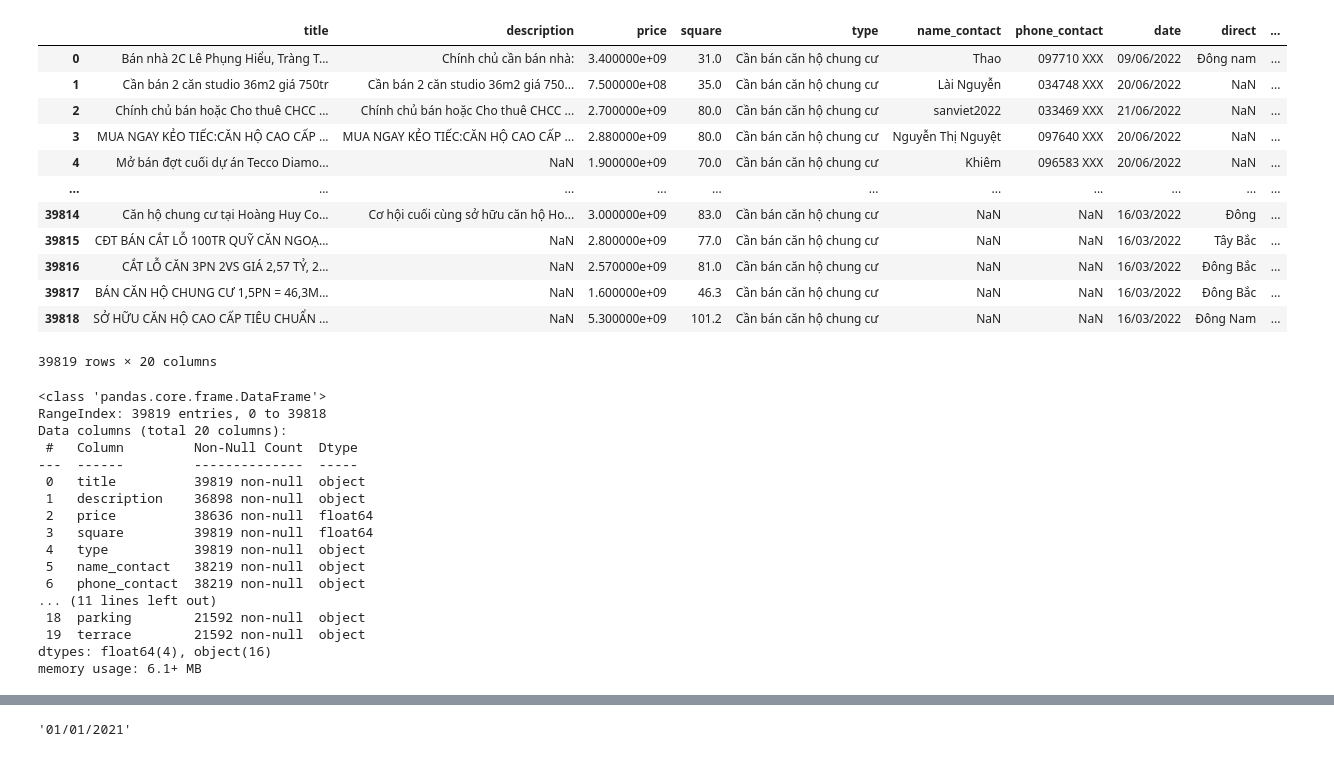
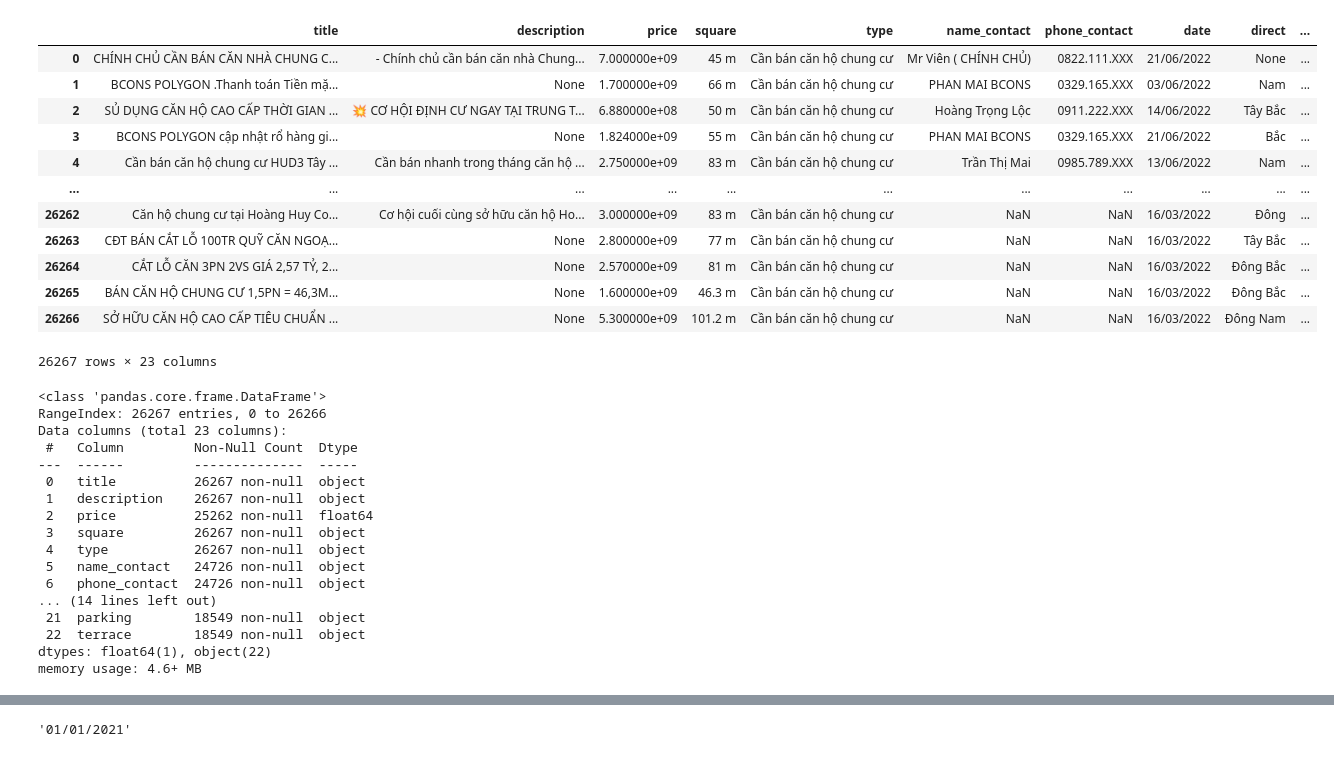
Before and after one commit to longpt233/real-estate-integration, a Jupyter notebook: prj-exam/data-matching/data_matching.ipynb, the cells around one changed output, grey strips where cells are left out. Cells and saved outputs as stored; diff of their text form; code cells hidden in the pictures.

Commit message:
test final data

```diff
--- a/prj-exam/data-matching/data_matching.ipynb
+++ b/prj-exam/data-matching/data_matching.ipynb
@@ -3,40 +3,40 @@ import numpy as np
 import pandas as pd
 import matplotlib.pyplot as plt
 # %%
-data = pd.read_csv('/home/darkknight/real-estate-integration/prj-exam/schema-matching/data.csv', encoding='utf-8')
+data = pd.read_csv('/home/darkknight/real-estate-integration/prj-exam/schema-matching/output/final.csv', encoding='utf-8')
 data = data.drop(["Unnamed: 0"], axis=1)
 data
 # %% [output]
 |  | title | description | price | square | type | name_contact | phone_contact | date | direct | ... |
-| 0 | Bán nhà 2C Lê Phụng Hiểu, Tràng T... | Chính chủ cần bán nhà: | 3.400000e+09 | 31.0 | Cần bán căn hộ chung cư | Thao | 097710 XXX | 09/06/2022 | Đông nam | ... |
-| 1 | Cần bán 2 căn studio 36m2 giá 750tr | Cần bán 2 căn studio 36m2 giá 750... | 7.500000e+08 | 35.0 | Cần bán căn hộ chung cư | Lài Nguyễn | 034748 XXX | 20/06/2022 | NaN | ... |
-| 2 | Chính chủ bán hoặc Cho thuê CHCC ... | Chính chủ bán hoặc Cho thuê CHCC ... | 2.700000e+09 | 80.0 | Cần bán căn hộ chung cư | sanviet2022 | 033469 XXX | 21/06/2022 | NaN | ... |
-| 3 | MUA NGAY KẺO TIẾC:CĂN HỘ CAO CẤP ... | MUA NGAY KẺO TIẾC:CĂN HỘ CAO CẤP ... | 2.880000e+09 | 80.0 | Cần bán căn hộ chung cư | Nguyễn Thị Nguyệt | 097640 XXX | 20/06/2022 | NaN | ... |
-| 4 | Mở bán đợt cuối dự án Tecco Diamo... | NaN | 1.900000e+09 | 70.0 | Cần bán căn hộ chung cư | Khiêm | 096583 XXX | 20/06/2022 | NaN | ... |
+| 0 | CHÍNH CHỦ CẦN BÁN CĂN NHÀ CHUNG C... | - Chính chủ cần bán căn nhà Chung... | 7.000000e+09 | 45 m | Cần bán căn hộ chung cư | Mr Viên ( CHÍNH CHỦ) | 0822.111.XXX | 21/06/2022 | None | ... |
+| 1 | BCONS POLYGON .Thanh toán Tiền mặ... | None | 1.700000e+09 | 66 m | Cần bán căn hộ chung cư | PHAN MAI BCONS | 0329.165.XXX | 03/06/2022 | Nam | ... |
+| 2 | SỦ DỤNG CĂN HỘ CAO CẤP THỜI GIAN ... | 💥 CƠ HỘI ĐỊNH CƯ NGAY TẠI TRUNG T... | 6.880000e+08 | 50 m | Cần bán căn hộ chung cư | Hoàng Trọng Lộc | 0911.222.XXX | 14/06/2022 | Tây Bắc | ... |
+| 3 | BCONS POLYGON cập nhật rổ hàng gi... | None | 1.824000e+09 | 55 m | Cần bán căn hộ chung cư | PHAN MAI BCONS | 0329.165.XXX | 21/06/2022 | Bắc | ... |
+| 4 | Cần bán căn hộ chung cư HUD3 Tây ... | Cần bán nhanh trong tháng căn hộ ... | 2.750000e+09 | 83 m | Cần bán căn hộ chung cư | Trần Thị Mai | 0985.789.XXX | 13/06/2022 | Nam | ... |
 | ... | ... | ... | ... | ... | ... | ... | ... | ... | ... | ... |
-| 39814 | Căn hộ chung cư tại Hoàng Huy Co... | Cơ hội cuối cùng sở hữu căn hộ Ho... | 3.000000e+09 | 83.0 | Cần bán căn hộ chung cư | NaN | NaN | 16/03/2022 | Đông | ... |
-| 39815 | CĐT BÁN CẮT LỖ 100TR QUỸ CĂN NGOẠ... | NaN | 2.800000e+09 | 77.0 | Cần bán căn hộ chung cư | NaN | NaN | 16/03/2022 | Tây Bắc | ... |
-| 39816 | CẮT LỖ CĂN 3PN 2VS GIÁ 2,57 TỶ, 2... | NaN | 2.570000e+09 | 81.0 | Cần bán căn hộ chung cư | NaN | NaN | 16/03/2022 | Đông Bắc | ... |
-| 39817 | BÁN CĂN HỘ CHUNG CƯ 1,5PN = 46,3M... | NaN | 1.600000e+09 | 46.3 | Cần bán căn hộ chung cư | NaN | NaN | 16/03/2022 | Đông Bắc | ... |
-| 39818 | SỞ HỮU CĂN HỘ CAO CẤP TIÊU CHUẨN ... | NaN | 5.300000e+09 | 101.2 | Cần bán căn hộ chung cư | NaN | NaN | 16/03/2022 | Đông Nam | ... |
+| 26262 | Căn hộ chung cư tại Hoàng Huy Co... | Cơ hội cuối cùng sở hữu căn hộ Ho... | 3.000000e+09 | 83 m | Cần bán căn hộ chung cư | NaN | NaN | 16/03/2022 | Đông | ... |
+| 26263 | CĐT BÁN CẮT LỖ 100TR QUỸ CĂN NGOẠ... | None | 2.800000e+09 | 77 m | Cần bán căn hộ chung cư | NaN | NaN | 16/03/2022 | Tây Bắc | ... |
+| 26264 | CẮT LỖ CĂN 3PN 2VS GIÁ 2,57 TỶ, 2... | None | 2.570000e+09 | 81 m | Cần bán căn hộ chung cư | NaN | NaN | 16/03/2022 | Đông Bắc | ... |
+| 26265 | BÁN CĂN HỘ CHUNG CƯ 1,5PN = 46,3M... | None | 1.600000e+09 | 46.3 m | Cần bán căn hộ chung cư | NaN | NaN | 16/03/2022 | Đông Bắc | ... |
+| 26266 | SỞ HỮU CĂN HỘ CAO CẤP TIÊU CHUẨN ... | None | 5.300000e+09 | 101.2 m | Cần bán căn hộ chung cư | NaN | NaN | 16/03/2022 | Đông Nam | ... |
-39819 rows × 20 columns
+26267 rows × 23 columns
 # %%
 data.info()
 # %% [output]
 <class 'pandas.core.frame.DataFrame'>
-RangeIndex: 39819 entries, 0 to 39818
-Data columns (total 20 columns):
+RangeIndex: 26267 entries, 0 to 26266
+Data columns (total 23 columns):
  #   Column         Non-Null Count  Dtype
 ---  ------         --------------  -----
- 0   title          39819 non-null  object
- 1   description    36898 non-null  object
- 2   price          38636 non-null  float64
- 3   square         39819 non-null  float64
- 4   type           39819 non-null  object
- 5   name_contact   38219 non-null  object
- 6   phone_contact  38219 non-null  object
-... (11 lines left out)
- 18  parking        21592 non-null  object
- 19  terrace        21592 non-null  object
-dtypes: float64(4), object(16)
-memory usage: 6.1+ MB
+ 0   title          26267 non-null  object
+ 1   description    26267 non-null  object
+ 2   price          25262 non-null  float64
+ 3   square         26267 non-null  object
+ 4   type           26267 non-null  object
+ 5   name_contact   24726 non-null  object
+ 6   phone_contact  24726 non-null  object
+... (14 lines left out)
+ 21  parking        18549 non-null  object
+ 22  terrace        18549 non-null  object
+dtypes: float64(1), object(22)
+memory usage: 4.6+ MB
```
Also changed, not shown: parts of 5 cells of this notebook.
